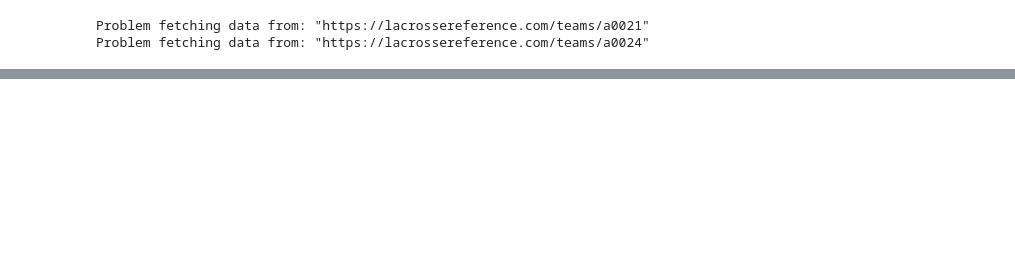
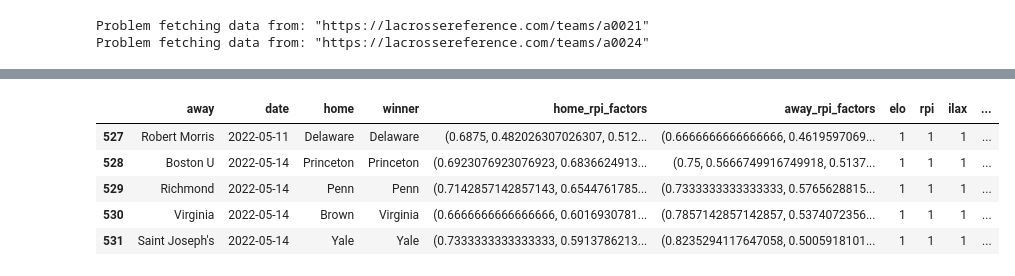
Before and after one commit to ehuegler/LacrosseStatistics, a Jupyter notebook: lacrosse_statistics.ipynb, the cells around one changed output, grey strips where cells are left out. Drawn from its saved outputs; the diff is of its cells as text; code cells hidden in the pictures; blank space fills up the shorter version.

```diff
--- a/lacrosse_statistics.ipynb
+++ b/lacrosse_statistics.ipynb
@@ -456,0 +566,9 @@ Bellarmine could nor be found
+# %%
+df_schedule.tail()
+# %% [output]
+|  | away | date | home | winner | home_rpi_factors | away_rpi_factors | elo | rpi | ilax | ... |
+| 527 | Robert Morris | 2022-05-11 | Delaware | Delaware | (0.6875, 0.482026307026307, 0.512... | (0.6666666666666666, 0.4619597069... | 1 | 1 | 1 | ... |
+| 528 | Boston U | 2022-05-14 | Princeton | Princeton | (0.6923076923076923, 0.6836624913... | (0.75, 0.5666749916749918, 0.5137... | 1 | 1 | 1 | ... |
+| 529 | Richmond | 2022-05-14 | Penn | Penn | (0.7142857142857143, 0.6544761785... | (0.7333333333333333, 0.5765628815... | 1 | 1 | 1 | ... |
+| 530 | Virginia | 2022-05-14 | Brown | Virginia | (0.6666666666666666, 0.6016930781... | (0.7857142857142857, 0.5374072356... | 1 | 1 | 1 | ... |
+| 531 | Saint Joseph's | 2022-05-14 | Yale | Yale | (0.7333333333333333, 0.5913786213... | (0.8235294117647058, 0.5005918101... | 1 | 1 | 1 | ... |
```
Also changed, not shown: parts of 37 cells of this notebook.
